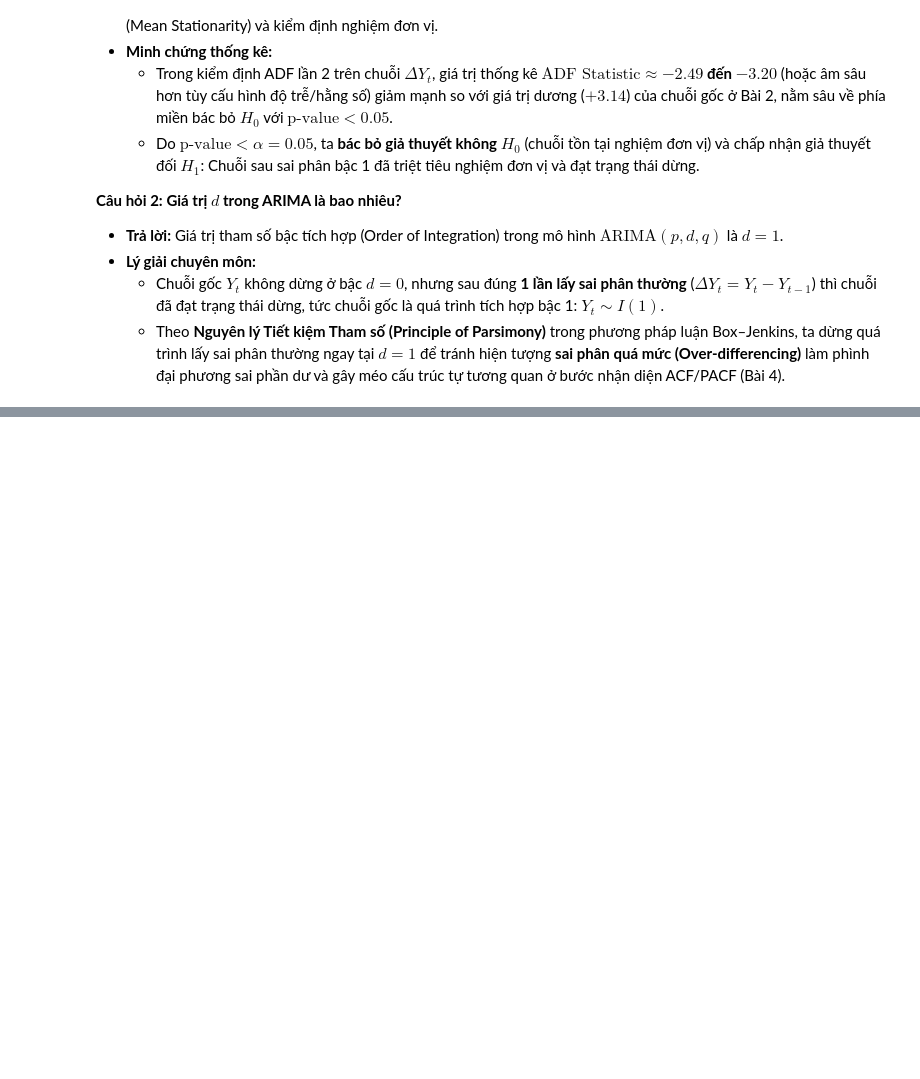
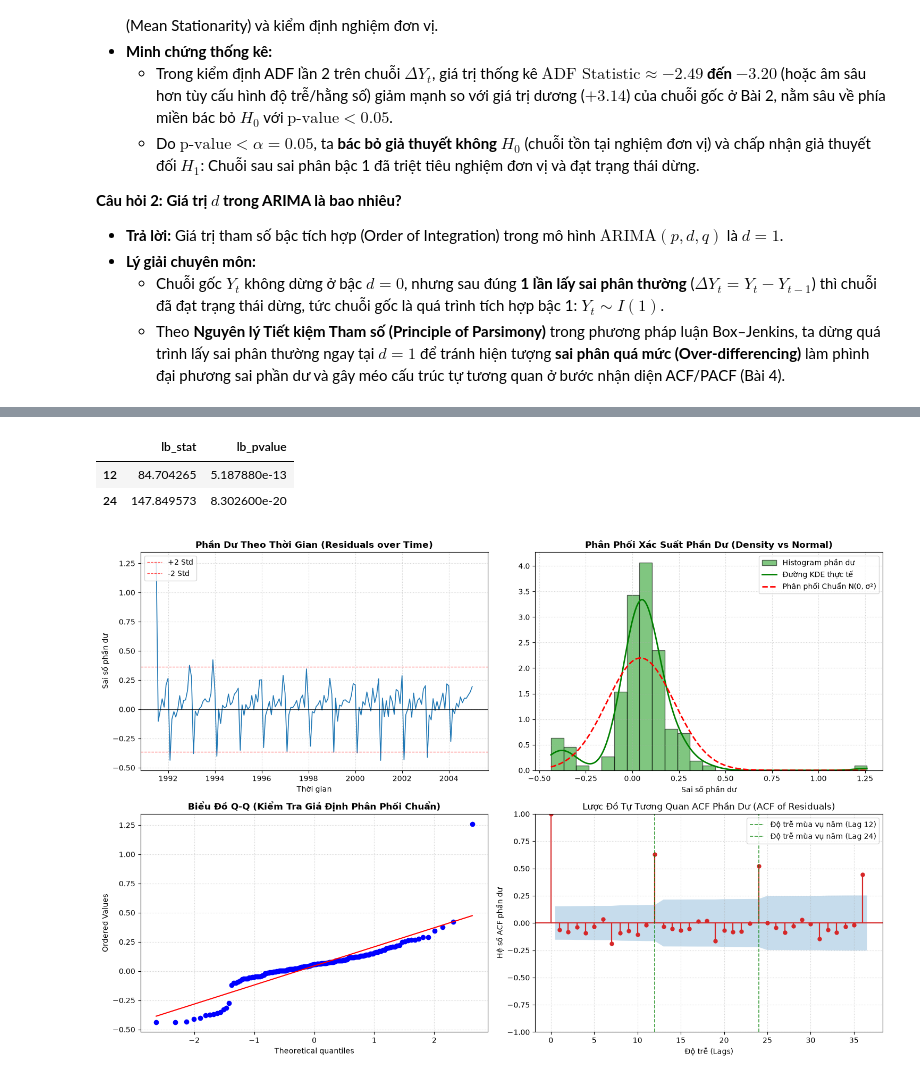
Before and after one commit to ZojithichIT/Lab2_Timeseries, a Jupyter notebook: scripts/main.ipynb, the cells around one changed output, grey strips where cells are left out. Drawn from its saved outputs; the diff is of its cells as text; code cells hidden in the pictures; blank space fills up the shorter version.

```diff
--- a/scripts/main.ipynb
+++ b/scripts/main.ipynb
@@ -1395,0 +734,71 @@ Dựa trên kết quả thực nghiệm hoàn chỉnh trên Dataset 2 (`AirPasse
+# %%
+# 3. Chẩn đoán phần dư (Residual Diagnostics) của mô hình tối ưu ARIMA(1, 1, 1)
+import matplotlib.pyplot as plt
+import scipy.stats as stats
+from statsmodels.graphics.tsaplots import plot_acf
+from statsmodels.stats.diagnostic import acorr_ljungbox
+
+residuals = best_model.resid
+resid_mean = residuals.mean()
+resid_std = residuals.std()
+
+print("=" * 80)
+print(f"KẾT QUẢ ĐỊNH LƯỢNG ĐẶC TÍNH PHẦN DƯ: {best_model_name.upper()}")
+print("=" * 80)
+print(f"  - Kỳ vọng toán học phần dư (Mean)    : {resid_mean:.6f} (xấp xỉ 0)")
+print(f"  - Độ lệch chuẩn phần dư (Std Dev)    : {resid_std:.4f}")
+
+# Kiểm định Ljung-Box kiểm tra tính độc lập (White Noise check) tại các lag mùa vụ 12 và 24
+lb_test = acorr_ljungbox(residuals, lags=[12, 24], return_df=True)
+print("\nKết quả kiểm định Ljung-Box (Kiểm tra phần dư có phải White Noise?):")
+display(lb_test)
+
+# Vẽ biểu đồ 4 panel chẩn đoán phần dư toàn diện
+fig, axes = plt.subplots(2, 2, figsize=(15, 10))
+
+# 1. Biểu đồ phần dư theo thời gian (Standardized Residuals over Time)
+axes[0, 0].plot(residuals.index, residuals, color='#1f77b4', linewidth=1.2)
+axes[0, 0].axhline(0, color='black', linestyle='-', linewidth=1.0, alpha=0.8)
+axes[0, 0].axhline(2 * resid_std, color='red', linestyle='--', linewidth=0.9, alpha=0.7, label='+2 Std')
+axes[0, 0].axhline(-2 * resid_std, color='red', linestyle='--', linewidth=0.9, alpha=0.7, label='-2 Std')
+axes[0, 0].set_title('Phần Dư Theo Thời Gian (Residuals over Time)', fontsize=12, fontweight='bold')
+axes[0, 0].set_xlabel('Thời gian', fontsize=10)
+axes[0, 0].set_ylabel('Sai số phần dư', fontsize=10)
+axes[0, 0].grid(True, linestyle=':', alpha=0.6)
+axes[0, 0].legend(loc='upper left')
+
+# 2. Phân phối phần dư & Đường phân phối chuẩn (Histogram + KDE)
+axes[0, 1].hist(residuals, bins=25, density=True, alpha=0.6, color='#2ca02c', edgecolor='black', label='Histogram phần dư')
+kde = stats.gaussian_kde(residuals)
+x_vals = np.linspace(residuals.min(), residuals.max(), 200)
+axes[0, 1].plot(x_vals, kde(x_vals), color='green', linewidth=2, label='Đường KDE thực tế')
+axes[0, 1].plot(x_vals, stats.norm.pdf(x_vals, resid_mean, resid_std), color='red', linestyle='--', linewidth=2, label='Phân phối Chuẩn N(0, σ²)')
+axes[0, 1].set_title('Phân Phối Xác Suất Phần Dư (Density vs Normal)', fontsize=12, fontweight='bold')
+axes[0, 1].set_xlabel('Sai số phần dư', fontsize=10)
+axes[0, 1].grid(True, linestyle=':', alpha=0.6)
+axes[0, 1].legend(loc='upper right')
+
+# 3. Biểu đồ Q-Q Plot (Normal Probability Plot)
+stats.probplot(residuals, dist="norm", plot=axes[1, 0])
+axes[1, 0].set_title('Biểu Đồ Q-Q (Kiểm Tra Giả Định Phân Phối Chuẩn)', fontsize=12, fontweight='bold')
+axes[1, 0].grid(True, linestyle=':', alpha=0.6)
+
+# 4. Lược đồ Tự Tương Quan ACF của phần dư (ACF of Residuals)
+plot_acf(residuals, lags=36, ax=axes[1, 1], alpha=0.05, color='#d62728',
+         vlines_kwargs={'colors': '#d62728', 'linewidth': 1.6},
+         title='Lược Đồ Tự Tương Quan ACF Phần Dư (ACF of Residuals)')
+axes[1, 1].axvline(12, color='green', linestyle='--', linewidth=1.2, alpha=0.8, label='Độ trễ mùa vụ năm (Lag 12)')
+axes[1, 1].axvline(24, color='green', linestyle='--', linewidth=1.2, alpha=0.8, label='Độ trễ mùa vụ năm (Lag 24)')
+axes[1, 1].set_xlabel('Độ trễ (Lags)', fontsize=10)
+axes[1, 1].set_ylabel('Hệ số ACF phần dư', fontsize=10)
+axes[1, 1].grid(True, linestyle=':', alpha=0.6)
+axes[1, 1].legend(loc='upper right')
+
+plt.tight_layout()
+
+# Lưu biểu đồ vào docs/images
+img_dir = '../docs/images' if os.path.exists('../docs/images') else 'docs/images'
+os.makedirs(img_dir, exist_ok=True)
+plt.savefig(os.path.join(img_dir, '05_residual_diagnostics_a10.png'), dpi=300)
+plt.show()
+# %% [output]
@@ -1395,0 +812,4 @@ Dựa trên kết quả thực nghiệm hoàn chỉnh trên Dataset 2 (`AirPasse
+|  | lb_stat | lb_pvalue |
+| 12 | 84.704265 | 5.187880e-13 |
+| 24 | 147.849573 | 8.302600e-20 |
+[figure, added]
```
Also changed, not shown: parts of 32 cells of this notebook, 14 other files.
